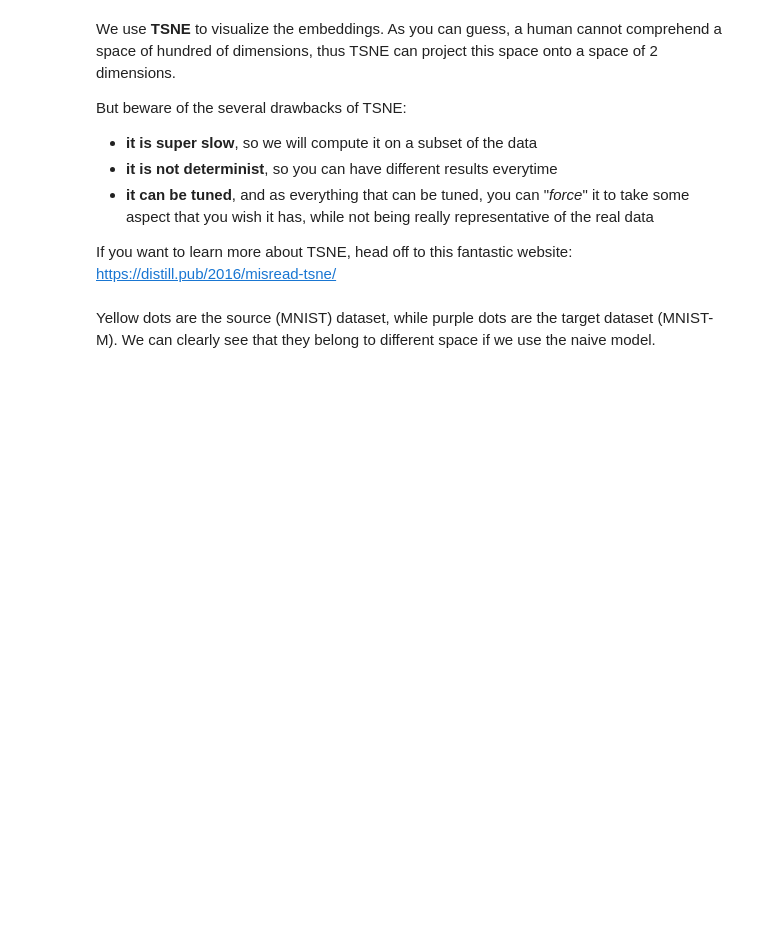
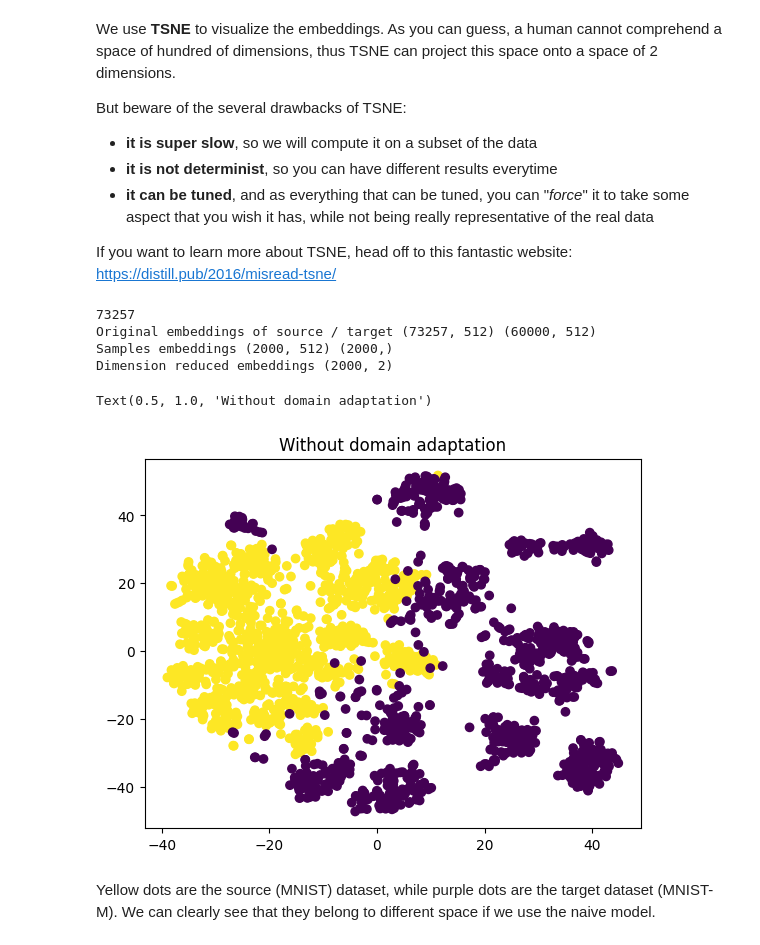
Before and after one commit to kratiagrawal100/SMAI_Team_30, a Jupyter notebook: Domain_Adaptation_SVHN_MNIST.ipynb, the cells around one changed output. Drawn from its saved outputs; the diff is of its cells as text; code cells hidden in the pictures; blank space fills up the shorter version.

```diff
--- a/Domain_Adaptation_SVHN_MNIST.ipynb
+++ b/Domain_Adaptation_SVHN_MNIST.ipynb
@@ -137,14 +117,14 @@ transform = transforms.Compose([
 ])
 
 # Load the training set
-svhn_train = datasets.SVHN(root='./data', split='train', transform=transform, download=True)
+svhn_train = torchvision.datasets.SVHN(root='./data', split='train', transform=transform, download=True)
 
 # Load the test set
-svhn_test = datasets.SVHN(root='./data', split='test', transform=transform, download=True)
+svhn_test = torchvision.datasets.SVHN(root='./data', split='test', transform=transform, download=True)
 
 # Create data loaders for the training and test sets
-target_train_loader = torch.utils.data.DataLoader(svhn_train, batch_size=64, shuffle=True)
-target_test_loader = torch.utils.data.DataLoader(svhn_test, batch_size=64, shuffle=False)
+source_train_loader = torch.utils.data.DataLoader(svhn_train, batch_size=128, shuffle=True)
+source_test_loader = torch.utils.data.DataLoader(svhn_test, batch_size=128, shuffle=False)
 # %% [output]
 Using downloaded and verified file: ./data/train_32x32.mat
 Using downloaded and verified file: ./data/test_32x32.mat
@@ -271,7 +238,7 @@ epochs = 10
 
 naive_net = NaiveNet().cuda()
 
-optimizer = torch.optim.SGD(naive_net.parameters(), lr=0.001, momentum=0.9)
+optimizer = torch.optim.SGD(naive_net.parameters(), lr=0.01, momentum=0.9)
 
 # mu0, alpha, beta = 0.01, 10, 0.75
 # scheduler = torch.optim.lr_scheduler.LambdaLR(
@@ -515,7 +464,7 @@ epochs = 20
 
 dann = DANN().cuda()
 
-optimizer = torch.optim.SGD(dann.parameters(), lr=0.001, momentum=0.9)
+optimizer = torch.optim.SGD(dann.parameters(), lr=0.01, momentum=0.9)
 
 # mu0, alpha, beta = 0.01, 10, 0.75
 # scheduler = torch.optim.lr_scheduler.LambdaLR(
@@ -579,7 +548,7 @@ epochs = 10
 
 naive_net_target = NaiveNet().cuda()
 
-optimizer = torch.optim.SGD(naive_net_target.parameters(), lr=1.0, momentum=0.9)
+optimizer = torch.optim.SGD(naive_net_target.parameters(), lr=0.01, momentum=0.9)
 
 # mu0, alpha, beta = 0.01, 10, 0.75
 # scheduler = torch.optim.lr_scheduler.LambdaLR(
@@ -636,21 +625,28 @@ from sklearn.manifold import TSNE
 # %%
 source_emb = extract_emb(naive_net, source_train_loader)
 target_emb = extract_emb(naive_net, target_train_loader)
 print(len(source_emb))
 
 print("Original embeddings of source / target", source_emb.shape, target_emb.shape)
 
-indexes = np.random.permutation(len(source_emb))[:1000]
+indexes = np.random.permutation(len(source_emb[:60000]))[:1000]
 
 emb = np.concatenate((source_emb[indexes], target_emb[indexes]))
 domains = np.concatenate((np.ones((1000,)), np.zeros((1000,))))
 
 print("Samples embeddings", emb.shape, domains.shape)
 
 tsne = TSNE(n_components=2)
 
 emb_2d = tsne.fit_transform(emb)
 print("Dimension reduced embeddings", emb_2d.shape)
 
 plt.scatter(emb_2d[:, 0], emb_2d[:, 1], c=domains)
 plt.title("Without domain adaptation")
+# %% [output]
+73257
+Original embeddings of source / target (73257, 512) (60000, 512)
+Samples embeddings (2000, 512) (2000,)
+Dimension reduced embeddings (2000, 2)
+Text(0.5, 1.0, 'Without domain adaptation')
+[figure, added]
```
Also changed, not shown: parts of 23 cells of this notebook.
